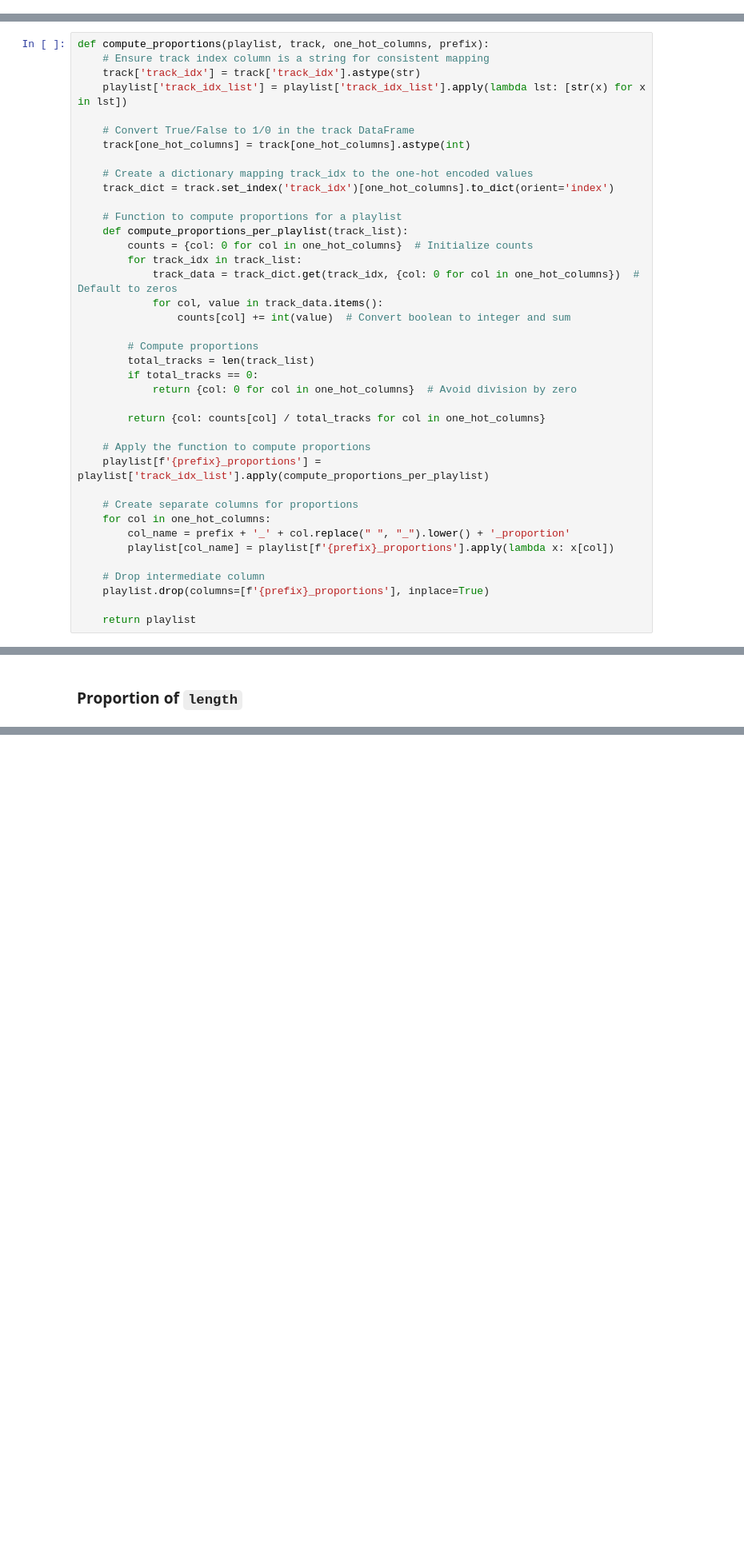
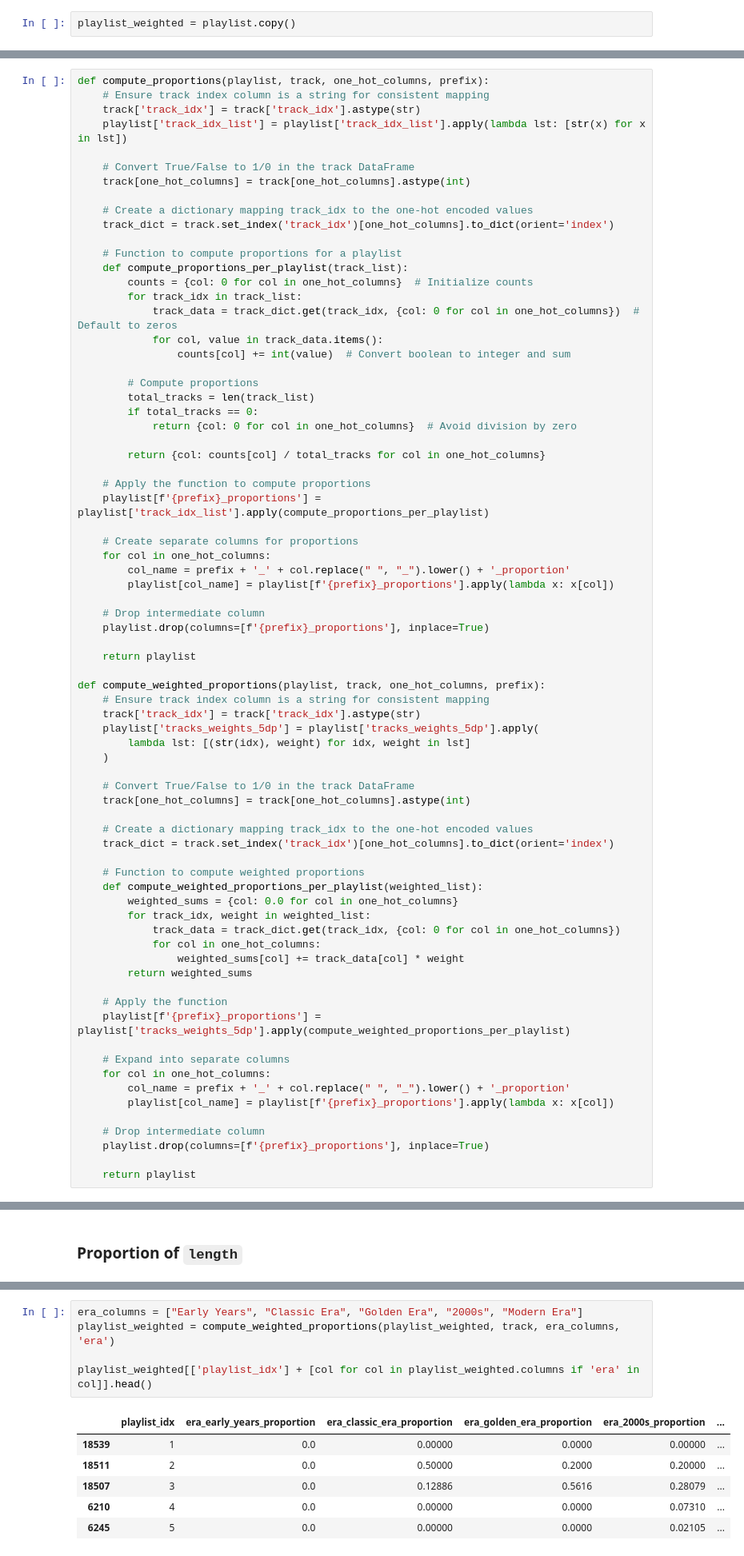
Before and after one commit to ouch528/Spotifynd, a Jupyter notebook: final_source_codes/step_3b_feature_engineering_playlists.ipynb, the cells around one changed output, grey strips where cells are left out. Shown at 80% size. Cells and saved outputs as stored; diff of their text form; blank space fills up the shorter version.

```diff
--- a/final_source_codes/step_3b_feature_engineering_playlists.ipynb
+++ b/final_source_codes/step_3b_feature_engineering_playlists.ipynb
@@ -163,3 +239,5 @@ print(playlist[["total_duration", "avg_tracks_per_edit"]].head())
+# %%
+playlist_weighted = playlist.copy()
 # %% [markdown]
 # Proportions of `era` and `length`
 # %% [markdown]
@@ -203,3 +281,38 @@ def compute_proportions(playlist, track, one_hot_columns, prefix):
     playlist.drop(columns=[f'{prefix}_proportions'], inplace=True)
 
     return playlist
+
+def compute_weighted_proportions(playlist, track, one_hot_columns, prefix):
+    # Ensure track index column is a string for consistent mapping
+    track['track_idx'] = track['track_idx'].astype(str)
+    playlist['tracks_weights_5dp'] = playlist['tracks_weights_5dp'].apply(
+        lambda lst: [(str(idx), weight) for idx, weight in lst]
+    )
+
+    # Convert True/False to 1/0 in the track DataFrame
+    track[one_hot_columns] = track[one_hot_columns].astype(int)
+
+    # Create a dictionary mapping track_idx to the one-hot encoded values
+    track_dict = track.set_index('track_idx')[one_hot_columns].to_dict(orient='index')
+
+    # Function to compute weighted proportions
+    def compute_weighted_proportions_per_playlist(weighted_list):
+        weighted_sums = {col: 0.0 for col in one_hot_columns}
+        for track_idx, weight in weighted_list:
+            track_data = track_dict.get(track_idx, {col: 0 for col in one_hot_columns})
+            for col in one_hot_columns:
+                weighted_sums[col] += track_data[col] * weight
+        return weighted_sums
+
+    # Apply the function
+    playlist[f'{prefix}_proportions'] = playlist['tracks_weights_5dp'].apply(compute_weighted_proportions_per_playlist)
+
+    # Expand into separate columns
+    for col in one_hot_columns:
+        col_name = prefix + '_' + col.replace(" ", "_").lower() + '_proportion'
+        playlist[col_name] = playlist[f'{prefix}_proportions'].apply(lambda x: x[col])
+
+    # Drop intermediate column
+    playlist.drop(columns=[f'{prefix}_proportions'], inplace=True)
+
+    return playlist
@@ -252,0 +353,12 @@ print(playlist[['playlist_idx'] + [col for col in playlist.columns if 'length' i
+# %%
+era_columns = ["Early Years", "Classic Era", "Golden Era", "2000s", "Modern Era"]
+playlist_weighted = compute_weighted_proportions(playlist_weighted, track, era_columns, 'era')
+
+playlist_weighted[['playlist_idx'] + [col for col in playlist_weighted.columns if 'era' in col]].head()
+# %% [output]
+|  | playlist_idx | era_early_years_proportion | era_classic_era_proportion | era_golden_era_proportion | era_2000s_proportion | ... |
+| 18539 | 1 | 0.0 | 0.00000 | 0.0000 | 0.00000 | ... |
+| 18511 | 2 | 0.0 | 0.50000 | 0.2000 | 0.20000 | ... |
+| 18507 | 3 | 0.0 | 0.12886 | 0.5616 | 0.28079 | ... |
+| 6210 | 4 | 0.0 | 0.00000 | 0.0000 | 0.07310 | ... |
+| 6245 | 5 | 0.0 | 0.00000 | 0.0000 | 0.02105 | ... |
```
Also changed, not shown: parts of 96 cells of this notebook, 13 other files.
